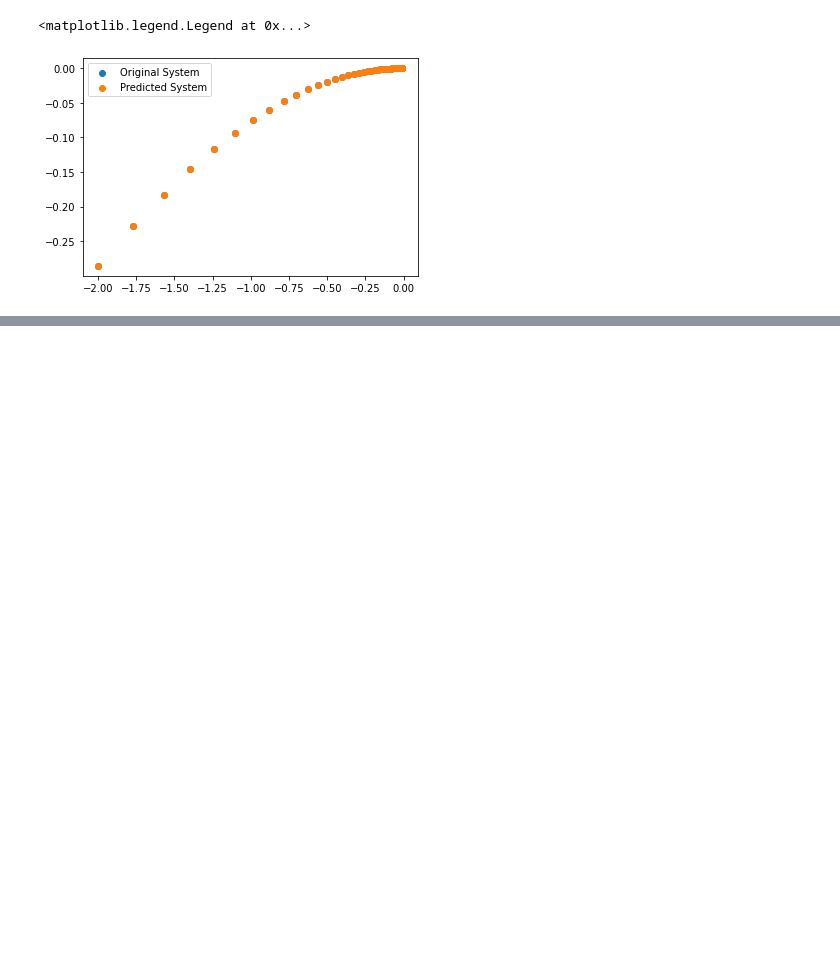
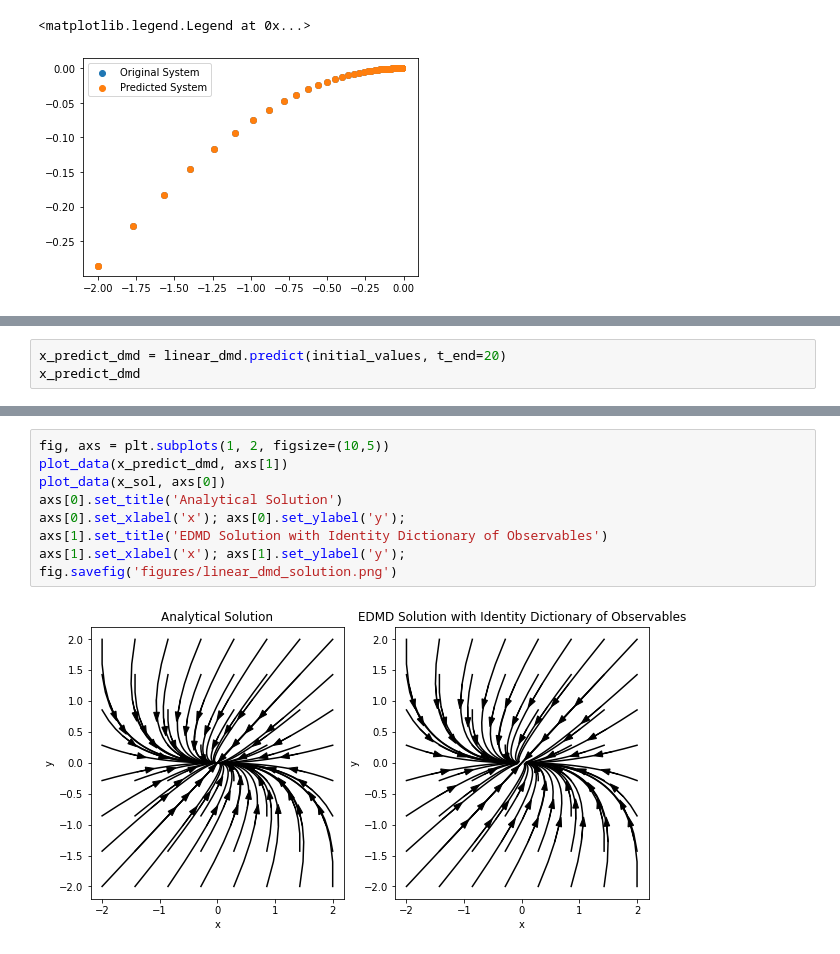
Before and after one commit to waleedbinkhalid74/ml_cms_final_project, a Jupyter notebook: ml_cms_final_proj_task_4.ipynb, the cells around one changed output, grey strips where cells are left out. Drawn from its saved outputs; the diff is of its cells as text; blank space fills up the shorter version.

```diff
--- a/ml_cms_final_proj_task_4.ipynb
+++ b/ml_cms_final_proj_task_4.ipynb
@@ -373,0 +410,3 @@ def predict_system(initial_value_df):
+# %%
+x_predict_dmd = linear_dmd.predict(initial_values, t_end=20)
+x_predict_dmd
@@ -373,0 +427,11 @@ def predict_system(initial_value_df):
+# %%
+fig, axs = plt.subplots(1, 2, figsize=(10,5))
+plot_data(x_predict_dmd, axs[1])
+plot_data(x_sol, axs[0])
+axs[0].set_title('Analytical Solution')
+axs[0].set_xlabel('x'); axs[0].set_ylabel('y');
+axs[1].set_title('EDMD Solution with Identity Dictionary of Observables')
+axs[1].set_xlabel('x'); axs[1].set_ylabel('y');
+fig.savefig('figures/linear_dmd_solution.png')
+# %% [output]
+[figure, added]
```
Also changed, not shown: parts of 32 cells of this notebook, 12 other files.
